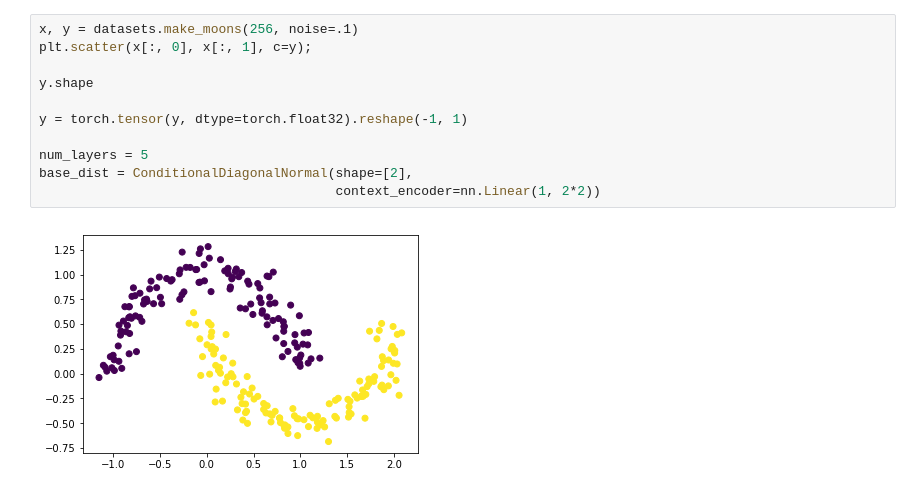
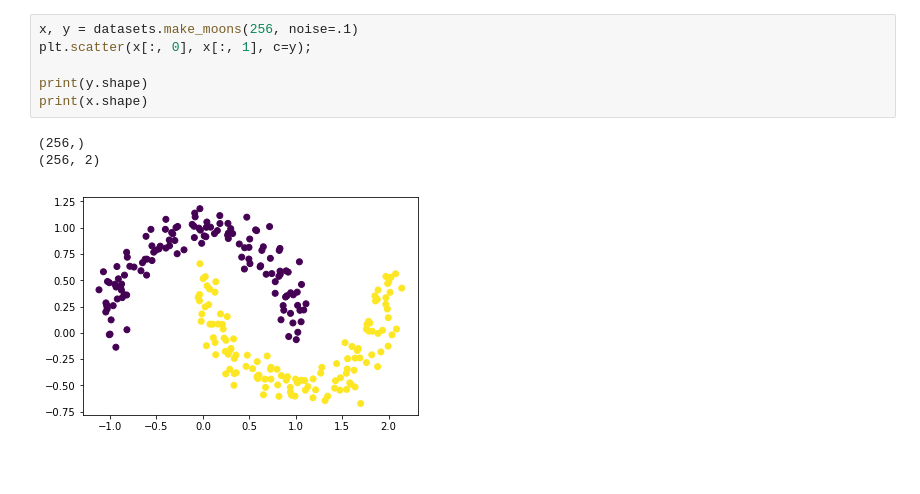
Before and after one commit to errai34/DeepSpectra, a Jupyter notebook: notebooks/conditional_moonies.ipynb, the cells around one changed output. Drawn from its saved outputs; the diff is of its cells as text; blank space fills up the shorter version.

```diff
--- a/notebooks/conditional_moonies.ipynb
+++ b/notebooks/conditional_moonies.ipynb
@@ -27,13 +25,10 @@ matplotlib.__version__
 # %%
 x, y = datasets.make_moons(256, noise=.1)
 plt.scatter(x[:, 0], x[:, 1], c=y);
 
-y.shape
-
-y = torch.tensor(y, dtype=torch.float32).reshape(-1, 1)
-
-num_layers = 5
-base_dist = ConditionalDiagonalNormal(shape=[2],
-                                      context_encoder=nn.Linear(1, 2*2))
+print(y.shape)
+print(x.shape)
 # %% [output]
+(256,)
+(256, 2)
-[figure, old version]
+[figure, new version]
```
Also changed, not shown: parts of 12 cells of this notebook, 17 other files.
